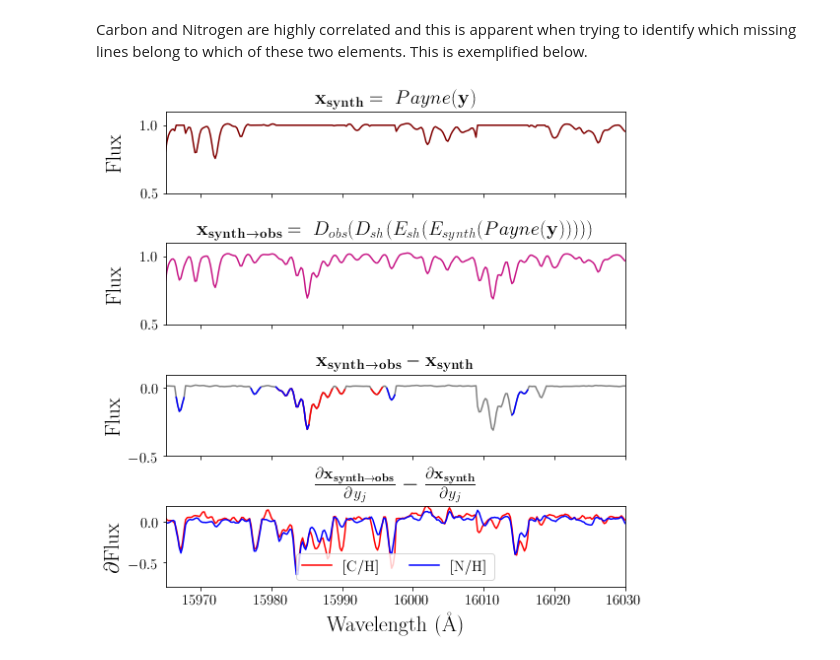
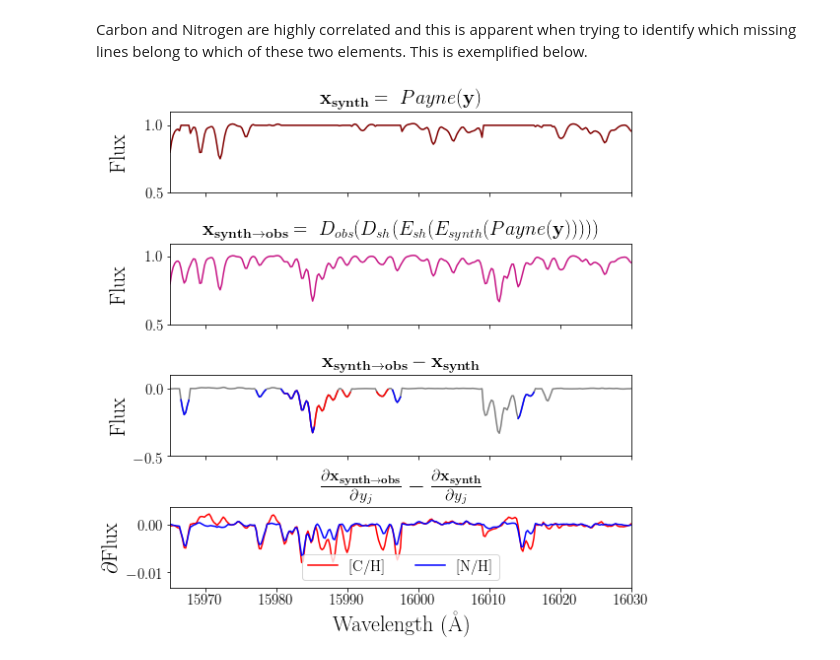
Before and after one commit to teaghan/Cycle_SN, a Jupyter notebook: new_lines_project/Track_Lines_Mock.ipynb, the cells around one changed output. Drawn from its saved outputs; the diff is of its cells as text; code cells hidden in the pictures.

```diff
--- a/new_lines_project/Track_Lines_Mock.ipynb
+++ b/new_lines_project/Track_Lines_Mock.ipynb
@@ -456,3 +514,31 @@ plt.show()
 [figure]
 # %% [markdown]
 Nickel:
+# %%
+# Choose an element:
+# [C/H], [N/H], [O/H], [Na/H], [Mg/H],
+# [Al/H], [Si/H], [P/H], [S/H], [K/H],
+# [Ca/H], [Ti/H], [V/H], [Cr/H], [Mn/H],
+# [Fe/H], [Co/H], [Ni/H], [Cu/H], [Ge/H],
+
+ele_index = 17 # [Ni/H]
+
+%matplotlib inline
+fig = plt.figure(figsize=(50,5))
+
+# Plot the strong features
+for i in range(len(start_count[ele_index])):
+    plt.plot(wave_grid[start_count[ele_index][i]:end_count[ele_index][i]],
+             gradient_spec[ele_index][start_count[ele_index][i]:end_count[ele_index][i]],
+             color="black")
+
+# Plot pixels that got masked out
+for i in range(len(start_count_mask[ele_index])):
+    plt.plot(wave_grid[start_count_mask[ele_index][i]:end_count_mask[ele_index][i]],
+             gradient_spec[ele_index][start_count_mask[ele_index][i]:end_count_mask[ele_index][i]],
+             color='r')
+
+# Plot the difference derivative between the observed output and the synthetic output (ie. J_diff)
+plt.plot(wave_grid[47:], jac_diff[:,ele_index]-0.025)
+
+plt.show()
@@ -575,54 +731,54 @@ max_wave = 16030
 wave = wave_grid[47:]
 
 # Calculate residulal
-x_resid = (x_obs-x_synth)
+x_resid = (x_obs.data.numpy()-x_synth)
 
 # Add on zeros to the left to match with original wave_grid
-x_resid = torch.cat((torch.zeros(1,47),x_resid),1)
+x_resid = np.concatenate((np.zeros((1,47)),x_resid),1)
 
 # Plot results
 fig, axes = plt.subplots(4,1,figsize=(8,8), sharex=True)
 # Synthetic spectrum
-axes[0].plot(wave, x_synth[0].data.numpy(), c='maroon')
+axes[0].plot(wave, x_synth[0], c='maroon')
 # Observed spectrum
 axes[1].plot(wave, x_obs[0].data.numpy(), c='mediumvioletred')
 # Residual
-axes[2].plot(wave_grid, x_resid[0].data.numpy(), c='grey')
+axes[2].plot(wave_grid, x_resid[0], c='grey')
 
 # Masks and jac_diff
 #colormap = plt.cm.Paired
 ele_colors = ['r','b']#[colormap(i) for i in np.linspace(0, 1, len(ele_indices))]
 for ele_index, ele_color in zip(ele_indices, ele_colors):
     # Color the pixels that were masked out in the synthetic domain
     for i in range(len(start_count_mask[ele_index])):
         axes[2].plot(wave_grid[start_count_mask[ele_index][i]:end_count_mask[ele_index][i]],
-                 x_resid[0,start_count_mask[ele_index][i]:end_count_mask[ele_index][i]].data.numpy(),
+                 x_resid[0,start_count_mask[ele_index][i]:end_count_mask[ele_index][i]],
                  color=ele_color)
 
     # Plot the difference jacobian
-    jac_, = axes[3].plot(wave, jac_diff[:,ele_index+3].data.numpy(),
+    jac_, = axes[3].plot(wave, jac_diff[:,ele_index],
                          c=ele_color, label=elem_labels[ele_index])
 axes[3].legend(loc='lower center', ncol=len(ele_indices), fontsize=15)
 
 axes[0].set_xlim((min_wave,max_wave))
 axes[0].set_ylim((0.5,1.1))
 axes[1].set_ylim((0.5,1.1))
 axes[2].set_ylim((-0.5,0.1))
-axes[3].set_ylim((-0.8,0.2))
+#axes[3].set_ylim((-0.8,0.2))
 for ax in axes:
     ax.tick_params(labelsize=15)
 axes[0].set_ylabel(r'Flux',fontsize=22,labelpad=15)
 axes[1].set_ylabel(r'Flux',fontsize=22,labelpad=15)
 axes[2].set_ylabel(r'Flux',fontsize=22)
 axes[3].set_ylabel(r'$\partial$Flux',fontsize=22)
 
 axes[0].set_title(r'$\mathbf{x_{synth}}=\ Payne(\mathbf{y}$)', fontsize=20)
 axes[1].set_title(r'$\mathbf{x_{synth\rightarrow obs}}=\ D_{obs}(D_{sh}(E_{sh}(E_{synth}(Payne(\mathbf{y})))))$', fontsize=20)
 axes[2].set_title(r'$\mathbf{x_{synth \rightarrow obs}}-\mathbf{x_{synth}}$', fontsize=20)
 axes[3].set_title(r'$\frac{\partial{\mathbf{x_{synth \rightarrow obs}}}}{\partial{y_j}}-\frac{\partial{\mathbf{x_{synth}}}}{\partial{y_j}}$', fontsize=23)
 plt.xlabel(r'Wavelength (\AA)',fontsize=22)
 plt.tight_layout()
-plt.savefig('../figures/jac_diff_C_and_N.pdf', transparent=True, pad_inches=0.)
+#plt.savefig('../figures/jac_diff_C_and_N.pdf', transparent=True, pad_inches=0.)
 plt.show()
 # %% [output]
-[figure, old version]
+[figure, new version]
```
Also changed, not shown: parts of 26 cells of this notebook, 4 other files.
